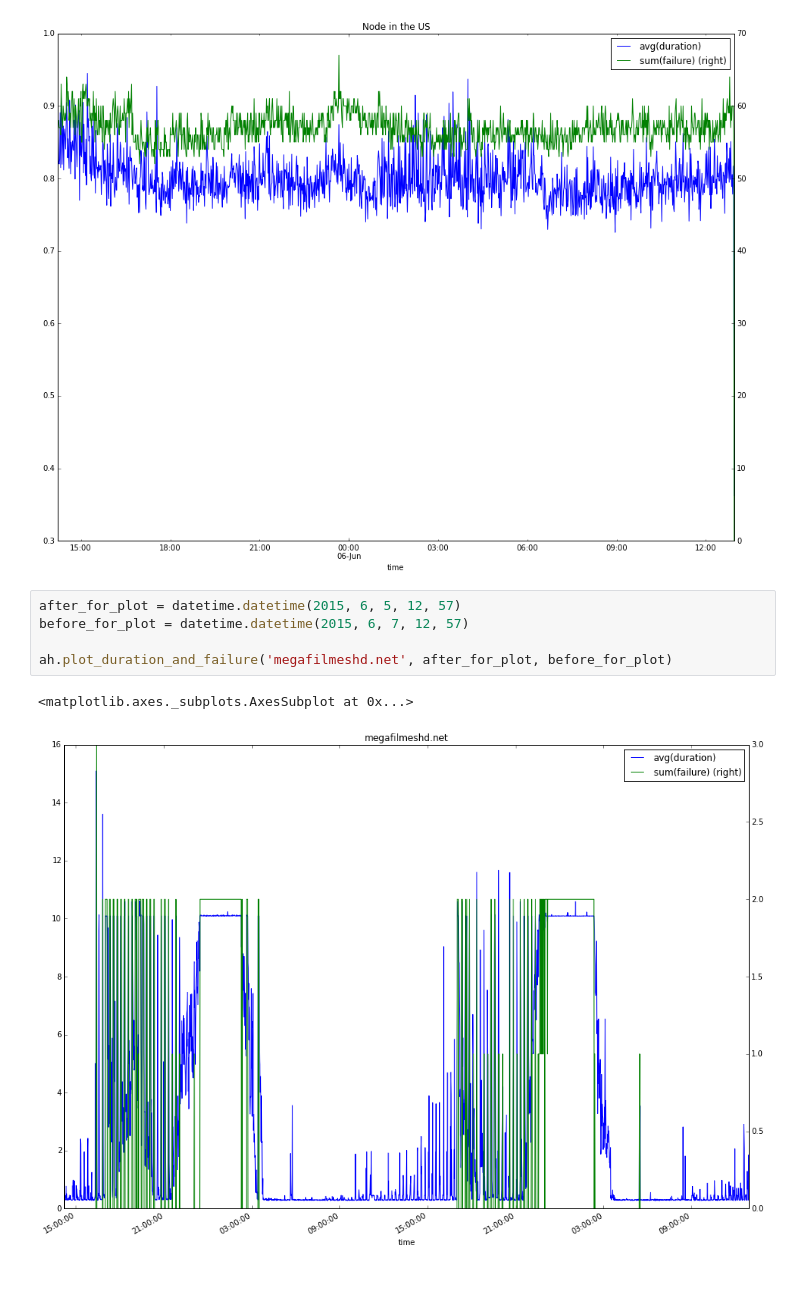
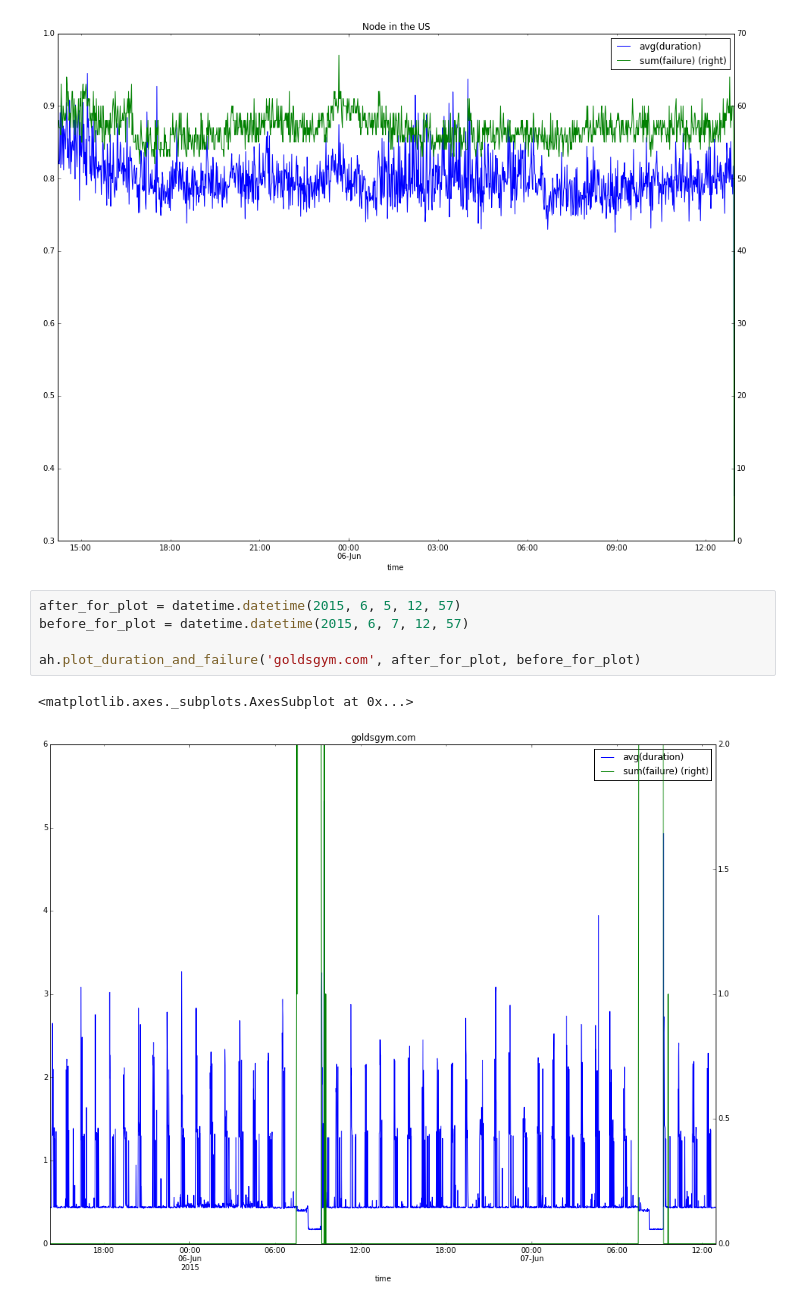
Before and after one commit to henadzit/webhealth, a Jupyter notebook: notebooks/finding_failed_websites.ipynb, the cells around one changed output. Saved outputs shown, nothing was run; the diff lists cells and outputs as text.

```diff
--- a/notebooks/finding_failed_websites.ipynb
+++ b/notebooks/finding_failed_websites.ipynb
@@ -116,8 +142,8 @@ plot_overal_failure_sum_and_duration_avg('aa4f2d96e411', 'Node in the US', after
 # %%
 after_for_plot = datetime.datetime(2015, 6, 5, 12, 57)
 before_for_plot = datetime.datetime(2015, 6, 7, 12, 57)
 
-ah.plot_duration_and_failure('megafilmeshd.net', after_for_plot, before_for_plot)
+ah.plot_duration_and_failure('goldsgym.com', after_for_plot, before_for_plot)
 # %% [output]
 <matplotlib.axes._subplots.AxesSubplot at 0x...>
-[figure, old version]
+[figure, new version]
```
Also changed, not shown: parts of 4 cells of this notebook.
